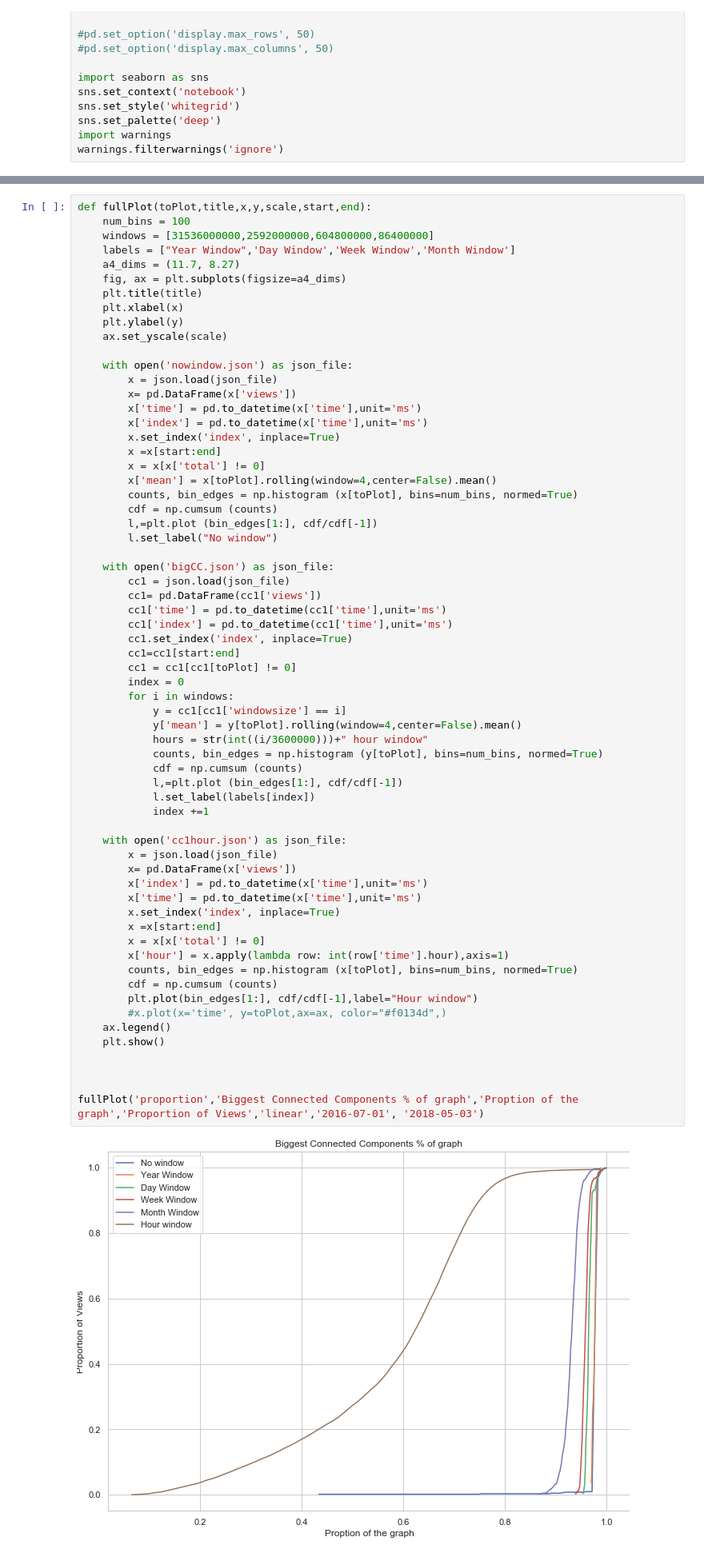
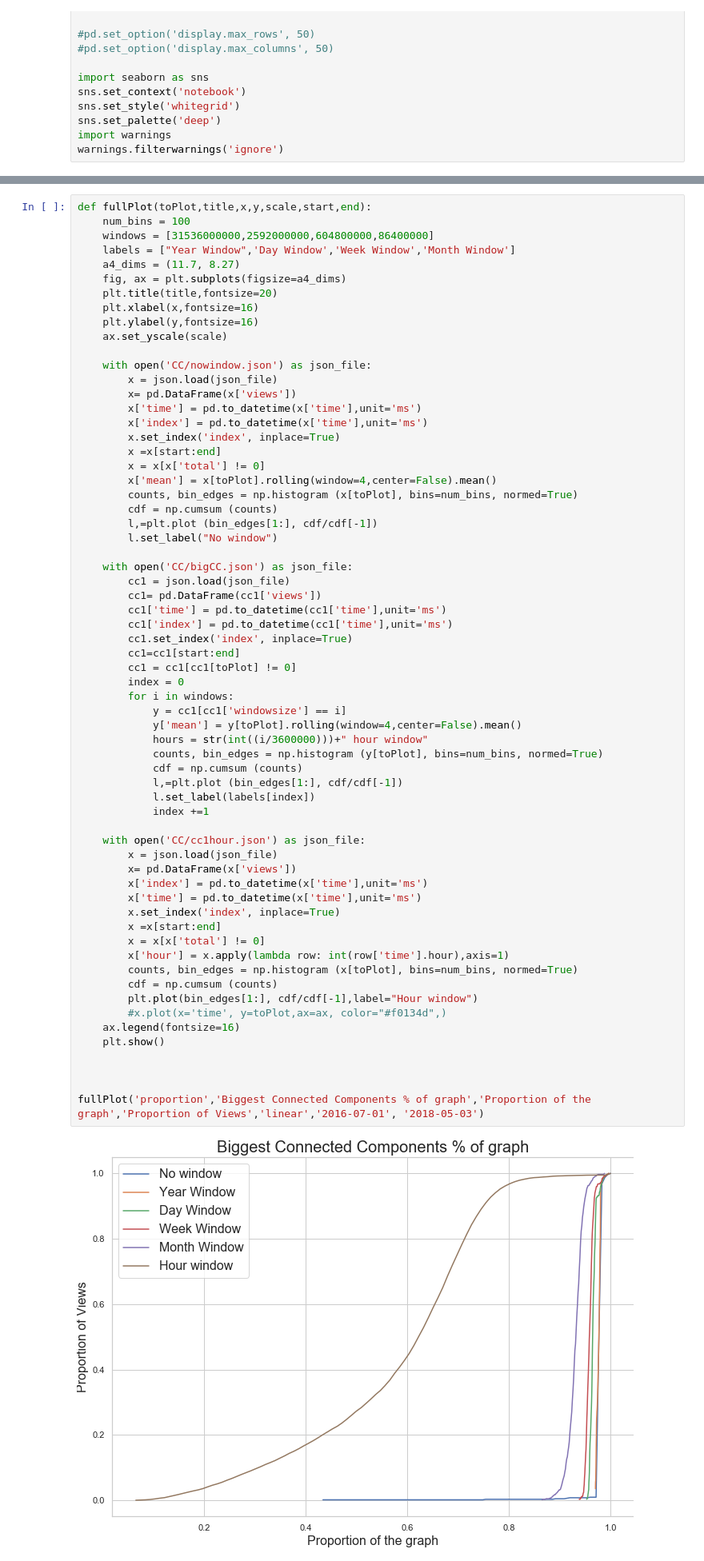
Before and after one commit to miratepuffin/Raphtory-Plots, a Jupyter notebook: Gab Plots.ipynb, the cells around one changed output, grey strips where cells are left out. Shown at 80% size. Cells and saved outputs as stored; diff of their text form.

```diff
--- a/Gab Plots.ipynb
+++ b/Gab Plots.ipynb
@@ -96,12 +96,12 @@ def fullPlot(toPlot,title,x,y,scale,start,end):
     labels = ["Year Window",'Day Window','Week Window','Month Window']
     a4_dims = (11.7, 8.27)
     fig, ax = plt.subplots(figsize=a4_dims)
-    plt.title(title)
-    plt.xlabel(x)
-    plt.ylabel(y)
+    plt.title(title,fontsize=20)
+    plt.xlabel(x,fontsize=16)
+    plt.ylabel(y,fontsize=16)
     ax.set_yscale(scale)
 
-    with open('nowindow.json') as json_file:
+    with open('CC/nowindow.json') as json_file:
         x = json.load(json_file)
         x= pd.DataFrame(x['views'])
         x['time'] = pd.to_datetime(x['time'],unit='ms')
@@ -115,7 +115,7 @@ def fullPlot(toPlot,title,x,y,scale,start,end):
         l,=plt.plot (bin_edges[1:], cdf/cdf[-1])
         l.set_label("No window")
 
-    with open('bigCC.json') as json_file:
+    with open('CC/bigCC.json') as json_file:
         cc1 = json.load(json_file)
         cc1= pd.DataFrame(cc1['views'])
         cc1['time'] = pd.to_datetime(cc1['time'],unit='ms')
@@ -124,37 +124,37 @@ def fullPlot(toPlot,title,x,y,scale,start,end):
         cc1=cc1[start:end]
         cc1 = cc1[cc1[toPlot] != 0]
         index = 0
         for i in windows:
             y = cc1[cc1['windowsize'] == i]
             y['mean'] = y[toPlot].rolling(window=4,center=False).mean()
             hours = str(int((i/3600000)))+" hour window"
             counts, bin_edges = np.histogram (y[toPlot], bins=num_bins, normed=True)
             cdf = np.cumsum (counts)
             l,=plt.plot (bin_edges[1:], cdf/cdf[-1])
             l.set_label(labels[index])
             index +=1
 
-    with open('cc1hour.json') as json_file:
+    with open('CC/cc1hour.json') as json_file:
         x = json.load(json_file)
         x= pd.DataFrame(x['views'])
         x['index'] = pd.to_datetime(x['time'],unit='ms')
         x['time'] = pd.to_datetime(x['time'],unit='ms')
         x.set_index('index', inplace=True)
         x =x[start:end]
         x = x[x['total'] != 0]
         x['hour'] = x.apply(lambda row: int(row['time'].hour),axis=1)
         counts, bin_edges = np.histogram (x[toPlot], bins=num_bins, normed=True)
         cdf = np.cumsum (counts)
         plt.plot(bin_edges[1:], cdf/cdf[-1],label="Hour window")
         #x.plot(x='time', y=toPlot,ax=ax, color="#f0134d",)
-    ax.legend()
+    ax.legend(fontsize=16)
     plt.show()
 
 
 
-fullPlot('proportion','Biggest Connected Components % of graph','Proption of the graph','Proportion of Views','linear','2016-07-01', '2018-05-03')
+fullPlot('proportion','Biggest Connected Components % of graph','Proportion of the graph','Proportion of Views','linear','2016-07-01', '2018-05-03')
 # %% [output]
-[figure, old version]
+[figure, new version]
 # %%
 def diurnal_plot(toPlot, title, x, y, scale):
     windows = [31536000000,2592000000,604800000,86400000]
```
Also changed, not shown: parts of 4 cells of this notebook.
